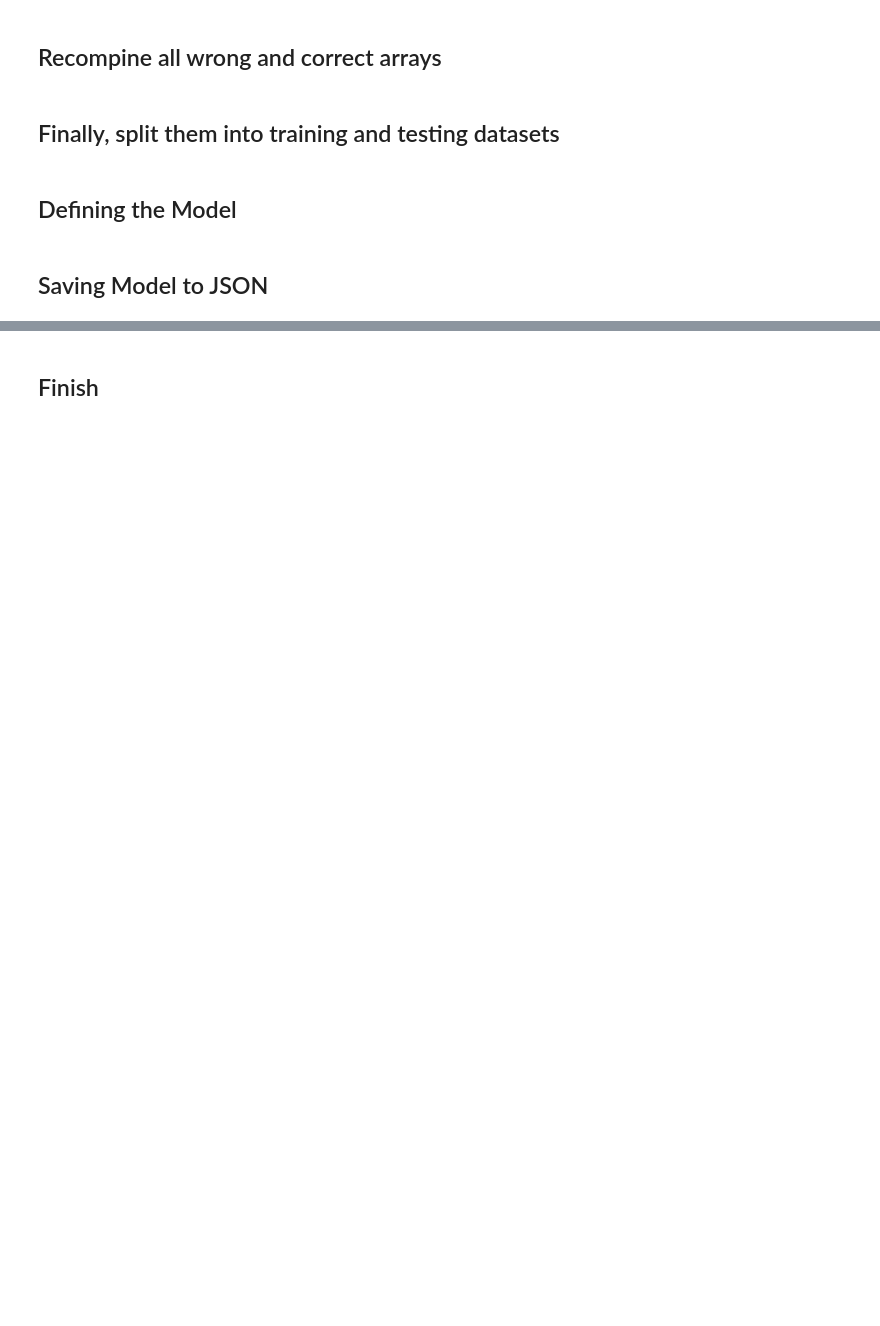
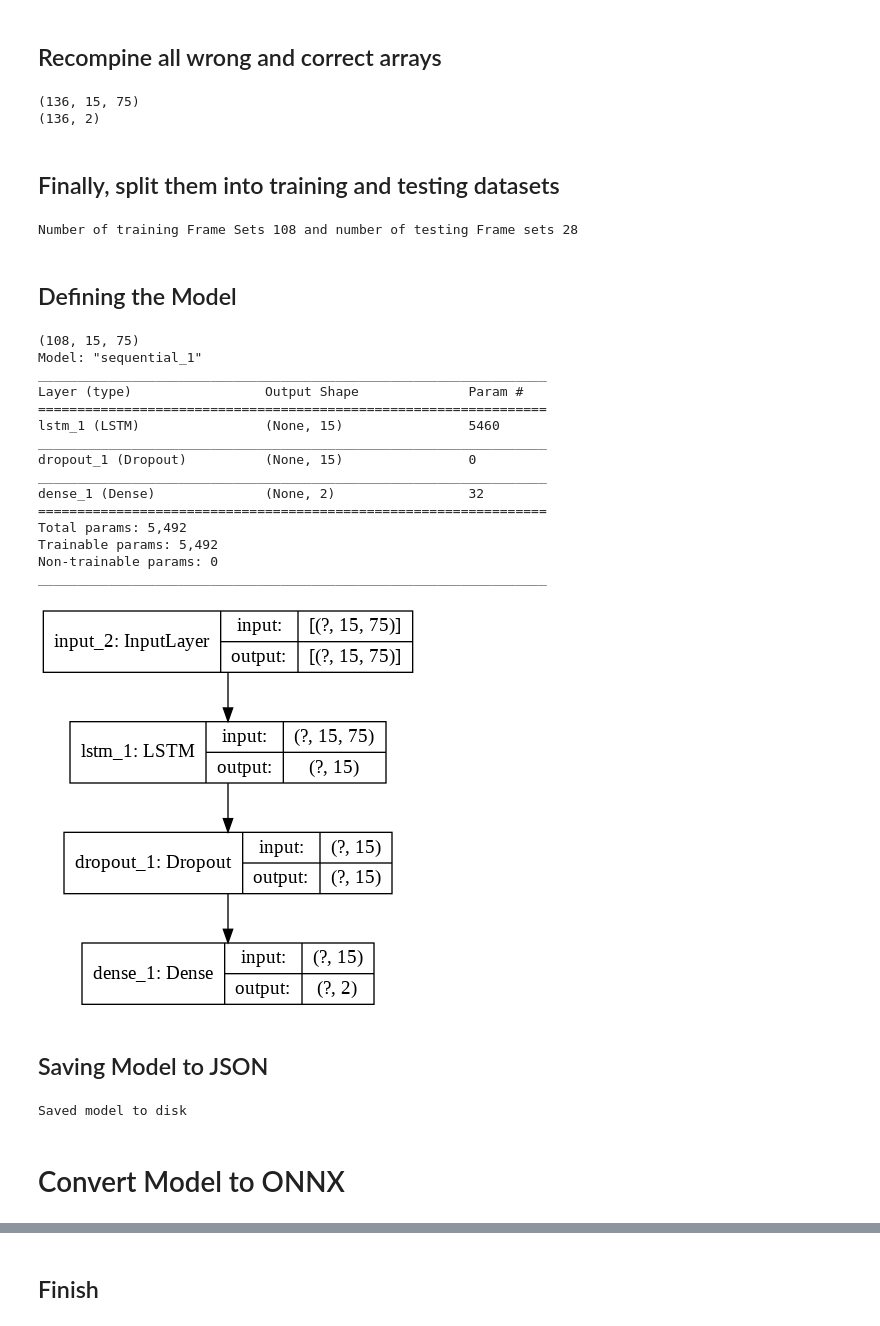
Before and after one commit to Gabor132/QuarantineSportsClassifier, a Jupyter notebook: src/QuarantineSportsCreateModel.ipynb, the cells around one changed output, grey strips where cells are left out. Cells and saved outputs as stored; diff of their text form; code cells hidden in the pictures; blank space fills up the shorter version.

Commit message:
Added keras2onnx converter

```diff
--- a/src/QuarantineSportsCreateModel.ipynb
+++ b/src/QuarantineSportsCreateModel.ipynb
@@ -21,7 +34,7 @@ nr_of_frames_per_sequence = 15
 nr_of_keypoints = 25
 nr_of_values_per_keypoint = 3
 
-all_files_names = ["video1.json", "video2.json", "video3.json"]
+all_files_names = ["dragos_13_pushups_front_right.json"]
 
 # Dataset paths
 DRAGOS_COLAB_DATASET_PATH = "/content/drive/My Drive/QuarantineSportsDatasets/Dataset/OpenPoseDataset/"
@@ -143,25 +178,46 @@ y_processed = np.concatenate((y_correct, y_wrong))
 y_processed = to_categorical(y_processed)
 print(x_processed.shape)
 print(y_processed.shape)
+# %% [output]
+(136, 15, 75)
+(136, 2)
 # %% [markdown]
 ## Finally, split them into training and testing datasets
 # %%
 x_train, x_test, y_train, y_test = train_test_split(x_processed, y_processed, test_size=0.2)
 print("Number of training Frame Sets {} and number of testing Frame sets {}".format(len(x_train), len(x_test)))
+# %% [output]
+Number of training Frame Sets 108 and number of testing Frame sets 28
 # %% [markdown]
 ## Defining the Model
 # %%
 print(x_train.shape)
-model = keras.Sequential()
-model.add(keras.layers.LSTM(15, input_shape=(15, 75), activation='softmax'))
-model.add(keras.layers.Dropout(0.2, input_shape=(15,)))
-#model.add(keras.layers.Conv1D(3, 3, activation='softmax'))
-model.add(keras.layers.Dense(2, activation='softmax'))
-model.build(input_shape=(1, 75))
-model.compile(optimizer=keras.optimizers.RMSprop(learning_rate=learning_rate),loss='categorical_crossentropy',
-              metrics=[keras.metrics.categorical_crossentropy])
+model = tf.keras.Sequential()
+model.add(tf.keras.Input(shape=(15, 75)))
+model.add(tf.keras.layers.LSTM(15, input_shape=(15, 75), activation='relu'))
+model.add(tf.keras.layers.Dropout(0.2, input_shape=(15,)))
+model.add(tf.keras.layers.Dense(2, activation='softmax'))
+model.compile(optimizer=tf.keras.optimizers.RMSprop(learning_rate=learning_rate),loss='categorical_crossentropy',
+              metrics=[tf.keras.metrics.categorical_crossentropy])
 model.summary()
 plot_model(model, to_file='model_plot.png', show_shapes=True, show_layer_names=True)
+# %% [output]
+(108, 15, 75)
+Model: "sequential_1"
+_________________________________________________________________
+Layer (type)                 Output Shape              Param #
+=================================================================
+lstm_1 (LSTM)                (None, 15)                5460
+_________________________________________________________________
+dropout_1 (Dropout)          (None, 15)                0
+_________________________________________________________________
+dense_1 (Dense)              (None, 2)                 32
+=================================================================
+Total params: 5,492
+Trainable params: 5,492
+Non-trainable params: 0
+_________________________________________________________________
+[figure, added]
 # %% [markdown]
 ## Saving Model to JSON
 # %%
@@ -172,3 +228,7 @@ with open(current_model_path + "model.json", "w") as json_file:
 # serialize weights to HDF5
 model.save_weights(current_model_path + "model.h5")
 print("Saved model to disk")
+# %% [output]
+Saved model to disk
+# %% [markdown]
+# Convert Model to ONNX
```
Also changed, not shown: parts of 6 cells of this notebook.
